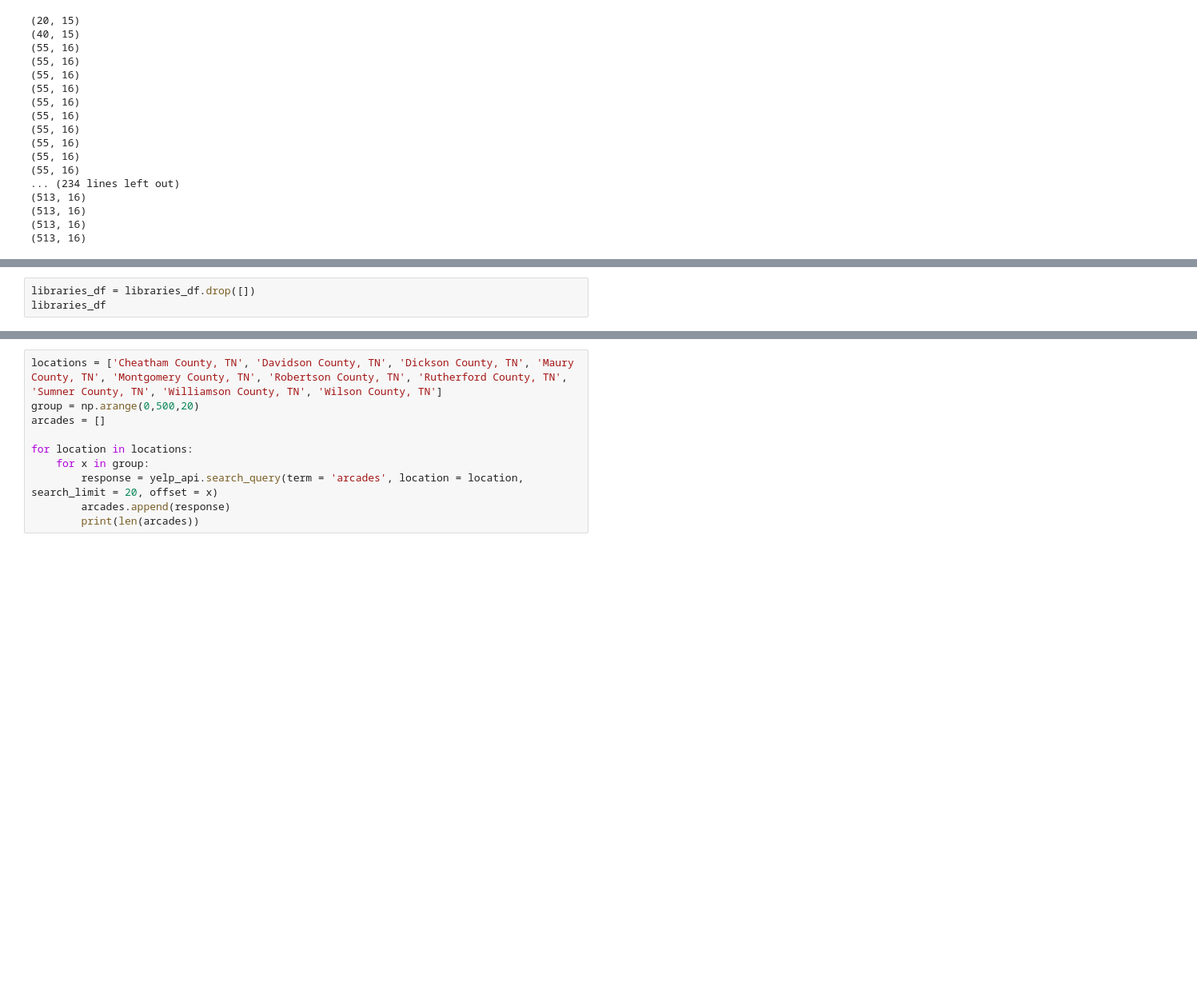
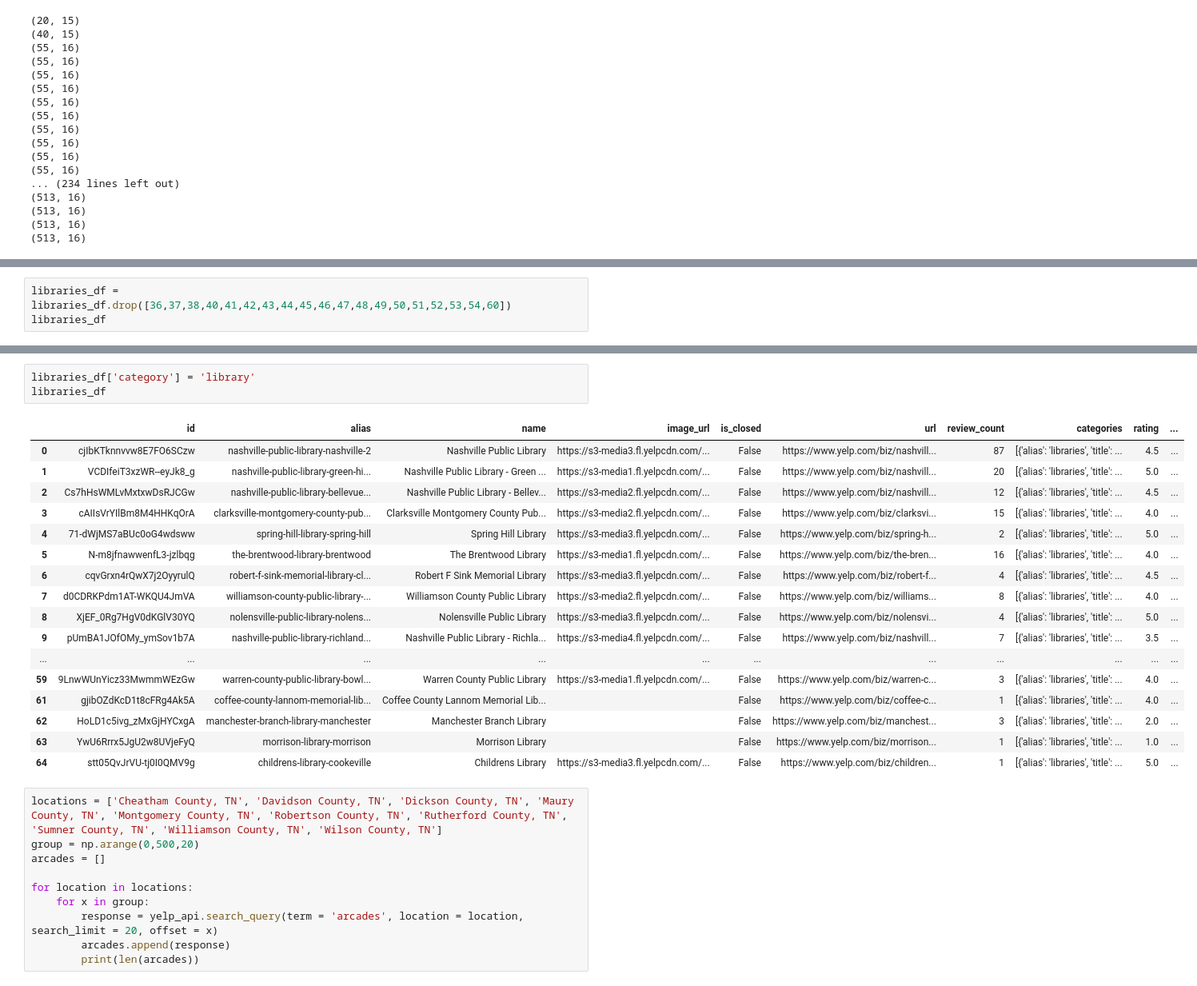
Before and after one commit to kahartley1/first_births, a Jupyter notebook: Notebooks/Capstone.ipynb, the cells around one changed output, grey strips where cells are left out. Shown at 80% size. Saved outputs shown, nothing was run; the diff lists cells and outputs as text; blank space fills up the shorter version.

```diff
--- a/Notebooks/Capstone.ipynb
+++ b/Notebooks/Capstone.ipynb
@@ -621,5 +675,5 @@ libraries_df
 # %%
-libraries_df = libraries_df.drop([])
+libraries_df = libraries_df.drop([36,37,38,40,41,42,43,44,45,46,47,48,49,50,51,52,53,54,60])
 libraries_df
 # %% [output]
 |  | id | alias | name | image_url | is_closed | url | review_count | categories | rating | ... |
@@ -638,3 +696,24 @@ libraries_df
+# %%
+libraries_df['category'] = 'library'
+libraries_df
+# %% [output]
+|  | id | alias | name | image_url | is_closed | url | review_count | categories | rating | ... |
+| 0 | cjIbKTknnvvw8E7FO6SCzw | nashville-public-library-nashville-2 | Nashville Public Library | https://s3-media3.fl.yelpcdn.com/... | False | https://www.yelp.com/biz/nashvill... | 87 | [{'alias': 'libraries', 'title': ... | 4.5 | ... |
+| 1 | VCDIfeiT3xzWR--eyJk8_g | nashville-public-library-green-hi... | Nashville Public Library - Green ... | https://s3-media1.fl.yelpcdn.com/... | False | https://www.yelp.com/biz/nashvill... | 20 | [{'alias': 'libraries', 'title': ... | 5.0 | ... |
+| 2 | Cs7hHsWMLvMxtxwDsRJCGw | nashville-public-library-bellevue... | Nashville Public Library - Bellev... | https://s3-media2.fl.yelpcdn.com/... | False | https://www.yelp.com/biz/nashvill... | 12 | [{'alias': 'libraries', 'title': ... | 4.5 | ... |
+| 3 | cAIIsVrYIlBm8M4HHKqOrA | clarksville-montgomery-county-pub... | Clarksville Montgomery County Pub... | https://s3-media2.fl.yelpcdn.com/... | False | https://www.yelp.com/biz/clarksvi... | 15 | [{'alias': 'libraries', 'title': ... | 4.0 | ... |
+| 4 | 71-dWjMS7aBUc0oG4wdsww | spring-hill-library-spring-hill | Spring Hill Library | https://s3-media3.fl.yelpcdn.com/... | False | https://www.yelp.com/biz/spring-h... | 2 | [{'alias': 'libraries', 'title': ... | 5.0 | ... |
+| 5 | N-m8jfnawwenfL3-jzlbqg | the-brentwood-library-brentwood | The Brentwood Library | https://s3-media1.fl.yelpcdn.com/... | False | https://www.yelp.com/biz/the-bren... | 16 | [{'alias': 'libraries', 'title': ... | 4.0 | ... |
+| 6 | cqvGrxn4rQwX7j2OyyrulQ | robert-f-sink-memorial-library-cl... | Robert F Sink Memorial Library | https://s3-media3.fl.yelpcdn.com/... | False | https://www.yelp.com/biz/robert-f... | 4 | [{'alias': 'libraries', 'title': ... | 4.5 | ... |
+| 7 | d0CDRKPdm1AT-WKQU4JmVA | williamson-county-public-library-... | Williamson County Public Library | https://s3-media2.fl.yelpcdn.com/... | False | https://www.yelp.com/biz/williams... | 8 | [{'alias': 'libraries', 'title': ... | 4.0 | ... |
+| 8 | XjEF_0Rg7HgV0dKGlV30YQ | nolensville-public-library-nolens... | Nolensville Public Library | https://s3-media3.fl.yelpcdn.com/... | False | https://www.yelp.com/biz/nolensvi... | 4 | [{'alias': 'libraries', 'title': ... | 5.0 | ... |
+| 9 | pUmBA1JOfOMy_ymSov1b7A | nashville-public-library-richland... | Nashville Public Library - Richla... | https://s3-media4.fl.yelpcdn.com/... | False | https://www.yelp.com/biz/nashvill... | 7 | [{'alias': 'libraries', 'title': ... | 3.5 | ... |
+| ... | ... | ... | ... | ... | ... | ... | ... | ... | ... | ... |
+| 59 | 9LnwWUnYicz33MwmmWEzGw | warren-county-public-library-bowl... | Warren County Public Library | https://s3-media1.fl.yelpcdn.com/... | False | https://www.yelp.com/biz/warren-c... | 3 | [{'alias': 'libraries', 'title': ... | 4.0 | ... |
+| 61 | gjibOZdKcD1t8cFRg4Ak5A | coffee-county-lannom-memorial-lib... | Coffee County Lannom Memorial Lib... |  | False | https://www.yelp.com/biz/coffee-c... | 1 | [{'alias': 'libraries', 'title': ... | 4.0 | ... |
+| 62 | HoLD1c5ivg_zMxGjHYCxgA | manchester-branch-library-manchester | Manchester Branch Library |  | False | https://www.yelp.com/biz/manchest... | 3 | [{'alias': 'libraries', 'title': ... | 2.0 | ... |
+| 63 | YwU6Rrrx5JgU2w8UVjeFyQ | morrison-library-morrison | Morrison Library |  | False | https://www.yelp.com/biz/morrison... | 1 | [{'alias': 'libraries', 'title': ... | 1.0 | ... |
+| 64 | stt05QvJrVU-tj0I0QMV9g | childrens-library-cookeville | Childrens Library | https://s3-media3.fl.yelpcdn.com/... | False | https://www.yelp.com/biz/children... | 1 | [{'alias': 'libraries', 'title': ... | 5.0 | ... |
 # %%
 locations = ['Cheatham County, TN', 'Davidson County, TN', 'Dickson County, TN', 'Maury County, TN', 'Montgomery County, TN', 'Robertson County, TN', 'Rutherford County, TN', 'Sumner County, TN', 'Williamson County, TN', 'Wilson County, TN']
 group = np.arange(0,500,20)
```
Also changed, not shown: parts of 60 cells of this notebook.
